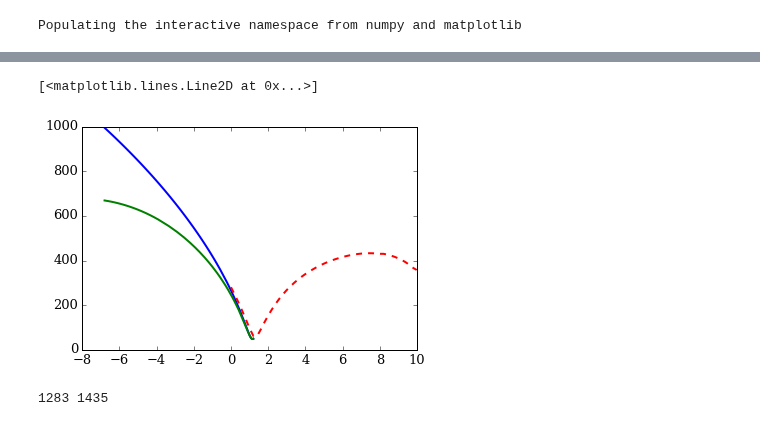
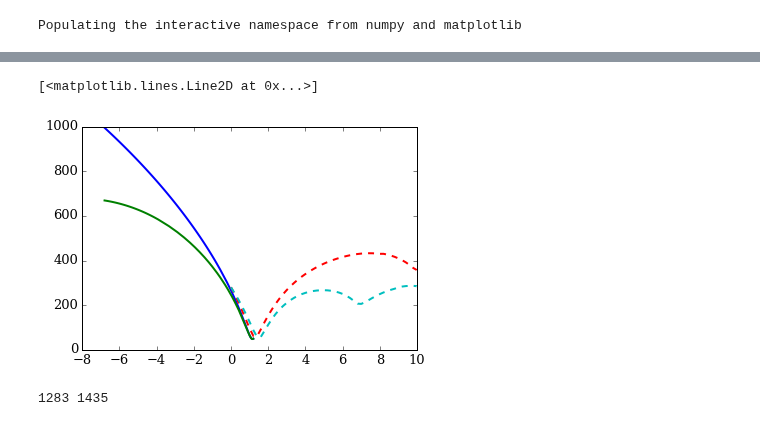
Before and after one commit to jngaravitoc/LMC-MW, a Jupyter notebook: code/LMC_orbit/LMC_orbits.ipynb, the cells around one changed output, grey strips where cells are left out. Drawn from its saved outputs; the diff is of its cells as text; code cells hidden in the pictures.

```diff
--- a/code/LMC_orbit/LMC_orbits.ipynb
+++ b/code/LMC_orbit/LMC_orbits.ipynb
@@ -28,5 +10,6 @@ Returning DM    Particle IDs
 # %%
-Nbody = loadtxt('../CM/LMCMCa1_orbit.txt')
+Nbody1 = loadtxt('../CM/LMCMCa1_orbit.txt')
+Nbody05 = loadtxt('../CM/LMCMCa05_orbit.txt')
 A1_host = loadtxt('../../../orbits/data/LMC_1E11_1E12_free_a1_host.txt')
 A1_sat = loadtxt('../../../orbits/data/LMC_1E11_1E12_free_a1_sat.txt')
 A05_host = loadtxt('../../../orbits/data/LMC_1E11_1E12_free_a05_host.txt')
@@ -80,13 +44,47 @@ vZmw = Nbody[:,14]
+# %%
+NB_t1 = Nbody1[:,0]
+NB_R1 = Nbody1[:,1]
+Xlmc1 = Nbody1[:,2]
+Ylmc1 = Nbody1[:,3]
+Zlmc1 = Nbody1[:,4]
+Xmw1 = Nbody1[:,5]
+Ymw1 = Nbody1[:,6]
+Zmw1 = Nbody1[:,7]
+NB_V1 = Nbody1[:,8]
+vXlmc1 = Nbody1[:,9]
+vYlmc1 = Nbody1[:,10]
+vZlmc1 = Nbody1[:,11]
+vXmw1 = Nbody1[:,12]
+vYmw1 = Nbody1[:,13]
+vZmw1 = Nbody1[:,14]
+
+
+NB_t05 = Nbody05[:,0]
+NB_R05 = Nbody05[:,1]
+Xlmc05 = Nbody05[:,2]
+Ylmc05 = Nbody05[:,3]
+Zlmc05 = Nbody05[:,4]
+Xmw05 = Nbody05[:,5]
+Ymw05 = Nbody05[:,6]
+Zmw05 = Nbody05[:,7]
+NB_V05 = Nbody05[:,8]
+vXlmc05 = Nbody05[:,9]
+vYlmc05 = Nbody05[:,10]
+vZlmc05 = Nbody05[:,11]
+vXmw05 = Nbody05[:,12]
+vYmw05 = Nbody05[:,13]
+vZmw05 = Nbody05[:,14]
 # %%
 plot(t05, Rgal1, lw=2)
 plot(t05, Rgal05, lw=2)
-plot(NB_t, NB_R, lw=2, ls='--')
+plot(NB_t1, NB_R1, lw=2, ls='--')
+plot(NB_t05, NB_R05, lw=2, ls='--')
 
 #xlim(0, 2)
 #ylim(0, 400)
 # %% [output]
 [<matplotlib.lines.Line2D at 0x...>]
-[figure, old version]
+[figure, new version]
 # %%
 R2vir1 = where(Rgal1 >= 280)[0]
 R2vir05 = where(Rgal05 >= 280)[0]
```
Also changed, not shown: parts of 11 cells of this notebook.
